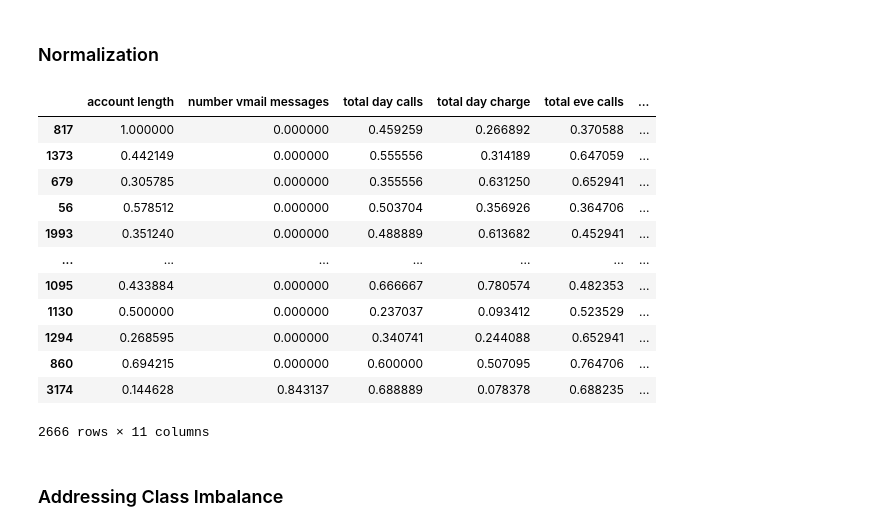
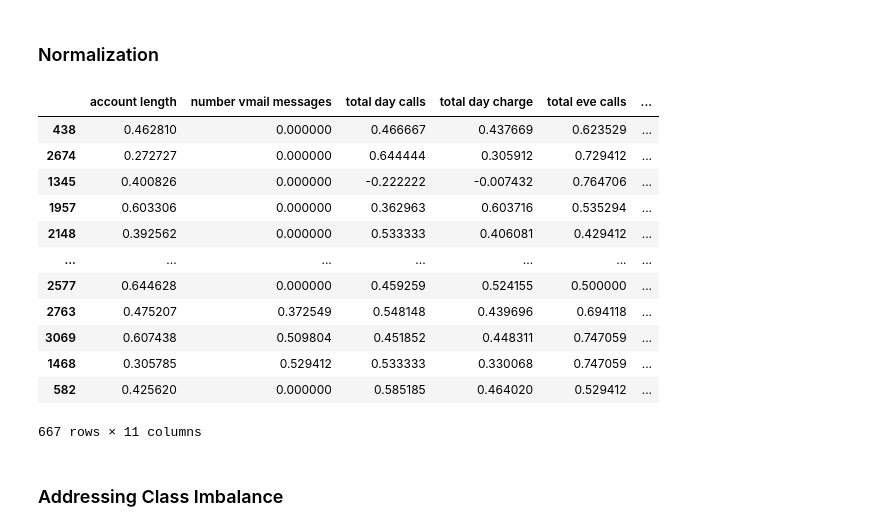
Before and after one commit to joakimTI/SyriaTel-Customer-Churn-Classifier, a Jupyter notebook: index.ipynb, the cells around one changed output. Drawn from its saved outputs; the diff is of its cells as text; code cells hidden in the pictures.

```diff
--- a/index.ipynb
+++ b/index.ipynb
@@ -387,30 +390,34 @@ X_train_ohe
 ### Normalization
 # %%
 X_train_numeric = X_train.drop(['state','area code','international plan','voice mail plan'], axis=1)
+X_test_numeric = X_test.drop(['state','area code','international plan','voice mail plan'], axis=1)
 scaler = MinMaxScaler()
-
 scaler.fit(X_train_numeric)
-X_train_scaled = pd.DataFrame(
-    scaler.transform(X_train_numeric),
-    # index is important to ensure we can concatenate with other columns
-    index=X_train_numeric.index,
-    columns=X_train_numeric.columns
-)
-X_train_scaled
+def minmax_scaler(X_numeric):
+    X_scaled = pd.DataFrame(
+        scaler.transform(X_numeric),
+        # index is important to ensure we can concatenate with other columns
+        index=X_numeric.index,
+        columns=X_numeric.columns
+    )
+    return X_scaled
+X_train_scaled = minmax_scaler(X_train_numeric)
+X_test_scaled = minmax_scaler(X_test_numeric)
+X_test_scaled
 # %% [output]
 |  | account length | number vmail messages | total day calls | total day charge | total eve calls | ... |
-| 817 | 1.000000 | 0.000000 | 0.459259 | 0.266892 | 0.370588 | ... |
-| 1373 | 0.442149 | 0.000000 | 0.555556 | 0.314189 | 0.647059 | ... |
-| 679 | 0.305785 | 0.000000 | 0.355556 | 0.631250 | 0.652941 | ... |
-| 56 | 0.578512 | 0.000000 | 0.503704 | 0.356926 | 0.364706 | ... |
-| 1993 | 0.351240 | 0.000000 | 0.488889 | 0.613682 | 0.452941 | ... |
+| 438 | 0.462810 | 0.000000 | 0.466667 | 0.437669 | 0.623529 | ... |
+| 2674 | 0.272727 | 0.000000 | 0.644444 | 0.305912 | 0.729412 | ... |
+| 1345 | 0.400826 | 0.000000 | -0.222222 | -0.007432 | 0.764706 | ... |
+| 1957 | 0.603306 | 0.000000 | 0.362963 | 0.603716 | 0.535294 | ... |
+| 2148 | 0.392562 | 0.000000 | 0.533333 | 0.406081 | 0.429412 | ... |
 | ... | ... | ... | ... | ... | ... | ... |
-| 1095 | 0.433884 | 0.000000 | 0.666667 | 0.780574 | 0.482353 | ... |
-| 1130 | 0.500000 | 0.000000 | 0.237037 | 0.093412 | 0.523529 | ... |
-| 1294 | 0.268595 | 0.000000 | 0.340741 | 0.244088 | 0.652941 | ... |
-| 860 | 0.694215 | 0.000000 | 0.600000 | 0.507095 | 0.764706 | ... |
-| 3174 | 0.144628 | 0.843137 | 0.688889 | 0.078378 | 0.688235 | ... |
+| 2577 | 0.644628 | 0.000000 | 0.459259 | 0.524155 | 0.500000 | ... |
+| 2763 | 0.475207 | 0.372549 | 0.548148 | 0.439696 | 0.694118 | ... |
+| 3069 | 0.607438 | 0.509804 | 0.451852 | 0.448311 | 0.747059 | ... |
+| 1468 | 0.305785 | 0.529412 | 0.533333 | 0.330068 | 0.747059 | ... |
+| 582 | 0.425620 | 0.000000 | 0.585185 | 0.464020 | 0.529412 | ... |
-2666 rows × 11 columns
+667 rows × 11 columns
 # %%
 # Join the numeric and categorical features to one dataframe.
 X_train_full = pd.concat([X_train_scaled, X_train_ohe], axis=1)
```
Also changed, not shown: parts of 8 cells of this notebook.
